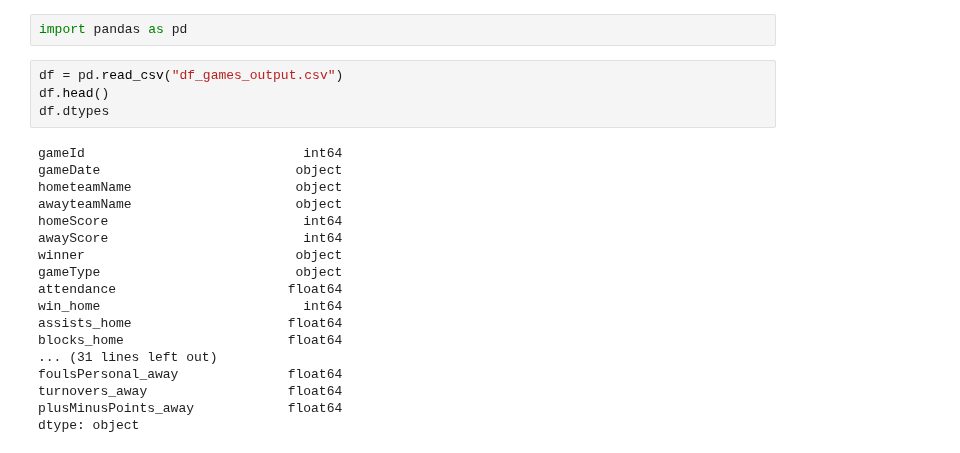
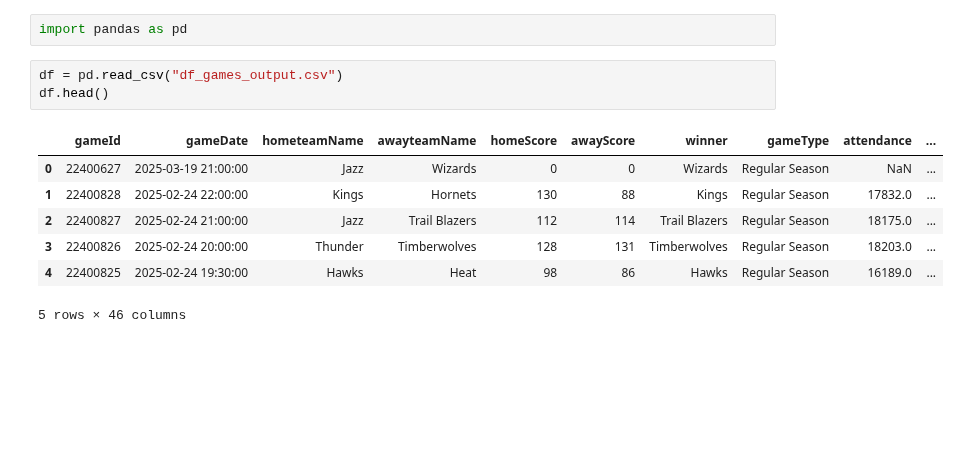
Before and after one commit to pshukl21/CollabProject, a Jupyter notebook: feature_eng.ipynb, the cells around one changed output. Drawn from its saved outputs; the diff is of its cells as text; blank space fills up the shorter version.

```diff
--- a/feature_eng.ipynb
+++ b/feature_eng.ipynb
@@ -5,22 +5,11 @@ import pandas as pd
 # %%
 df = pd.read_csv("df_games_output.csv")
 df.head()
-df.dtypes
 # %% [output]
+|  | gameId | gameDate | hometeamName | awayteamName | homeScore | awayScore | winner | gameType | attendance | ... |
+| 0 | 22400627 | 2025-03-19 21:00:00 | Jazz | Wizards | 0 | 0 | Wizards | Regular Season | NaN | ... |
+| 1 | 22400828 | 2025-02-24 22:00:00 | Kings | Hornets | 130 | 88 | Kings | Regular Season | 17832.0 | ... |
+| 2 | 22400827 | 2025-02-24 21:00:00 | Jazz | Trail Blazers | 112 | 114 | Trail Blazers | Regular Season | 18175.0 | ... |
+| 3 | 22400826 | 2025-02-24 20:00:00 | Thunder | Timberwolves | 128 | 131 | Timberwolves | Regular Season | 18203.0 | ... |
+| 4 | 22400825 | 2025-02-24 19:30:00 | Hawks | Heat | 98 | 86 | Hawks | Regular Season | 16189.0 | ... |
-gameId                            int64
-gameDate                         object
-hometeamName                     object
-awayteamName                     object
-homeScore                         int64
-awayScore                         int64
-winner                           object
-gameType                         object
-attendance                      float64
-win_home                          int64
-assists_home                    float64
-blocks_home                     float64
-... (31 lines left out)
-foulsPersonal_away              float64
-turnovers_away                  float64
-plusMinusPoints_away            float64
-dtype: object
+5 rows × 46 columns
```
Also changed, not shown: parts of 1 cell of this notebook, 1 other file.
